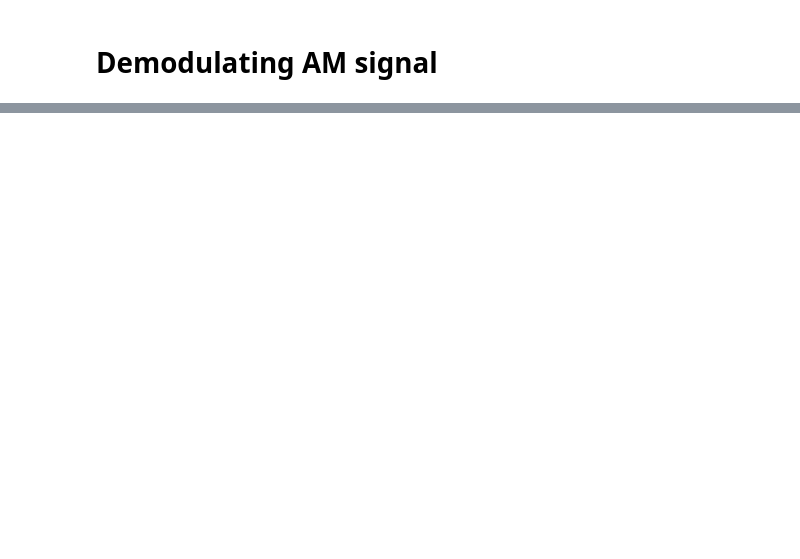
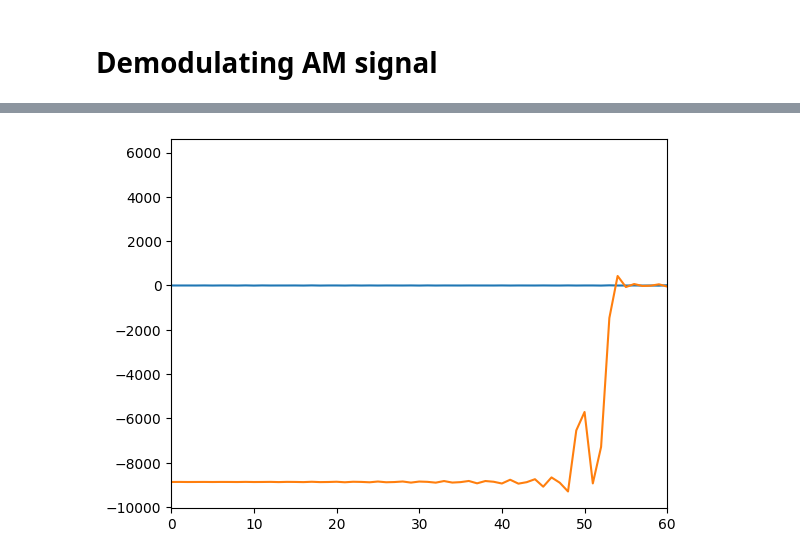
Before and after one commit to cleversonahum/digital_transmission_codes, a Jupyter notebook: codes/am-exercise-1.ipynb, the cells around one changed output, grey strips where cells are left out. Cells and saved outputs as stored; diff of their text form; code cells hidden in the pictures; blank space fills up the shorter version.

```diff
--- a/codes/am-exercise-1.ipynb
+++ b/codes/am-exercise-1.ipynb
@@ -81,5 +60,5 @@ SNR_db = 90
 power_x = np.mean(np.power(x,2))
 noise = np.sqrt(power_x/(np.power(10,SNR_db/10)))*np.random.randn(len(x))
 noise_power = np.mean(np.power(noise,2))
-rx = x+noise
+rx = x#+noise
 print(10*np.log10(power_x/noise_power))
@@ -184,3 +131,11 @@ plt.show()
+# %%
+plt.figure()
+plt.plot(audio1, label="Transmitted signal")
+plt.plot(mx1_denoised, label="Received signal")
+plt.xlim(0,60)
+plt.show()
+# %% [output]
+[figure, added]
 # %%
 # Subtracting the mean of the signal (due to the addition of AM component at DC level, variables A1 and A2)
 sig_filtered1 = sig_filtered1 - np.mean(sig_filtered1)
```
Also changed, not shown: parts of 12 cells of this notebook, 2 other files.
